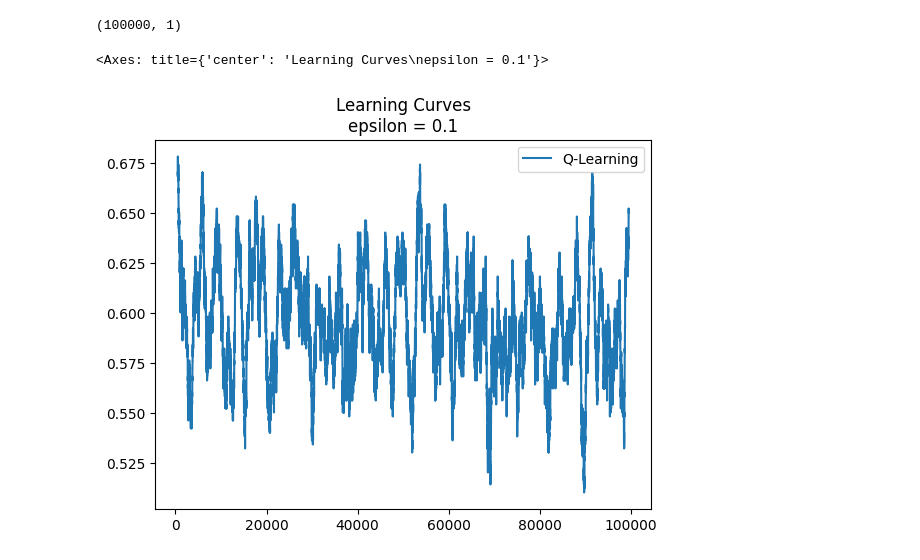
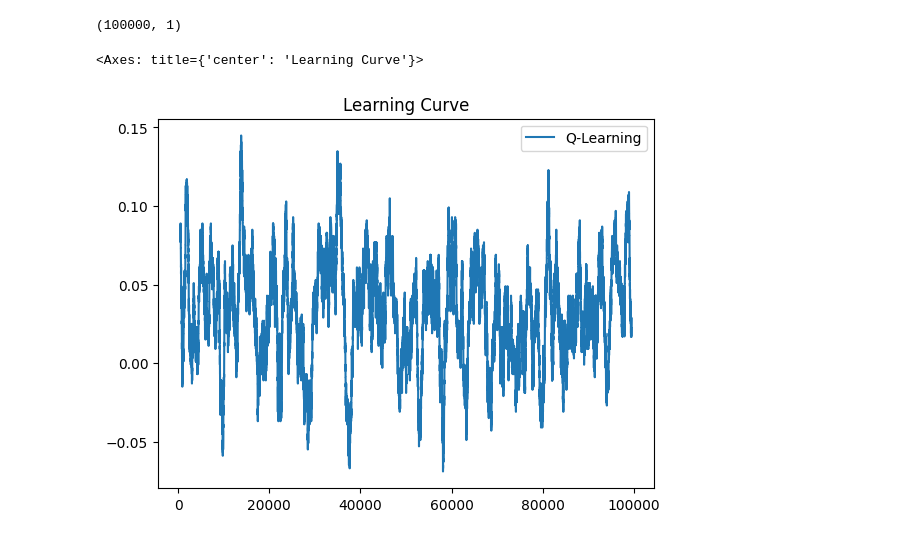
Before and after one commit to dsSarcos/jhu-rl-term-project, a Jupyter notebook: Project_analysis.ipynb, the cells around one changed output. Saved outputs shown, nothing was run; the diff lists cells and outputs as text; code cells hidden in the pictures.

```diff
--- a/Project_analysis.ipynb
+++ b/Project_analysis.ipynb
@@ -4,14 +4,14 @@ import matplotlib.pyplot as plt
 import pandas as pd
 import numpy as np
 # %%
-df = pd.read_csv("Project3_experiment1.csv", header=None, names=["Q-Learning"])
+df = pd.read_csv("Project_experiment1.csv", header=None, names=["Q-Learning"])
 # %%
 df.shape
 # %% [output]
 (100000, 1)
 # %%
-df.rolling(1001, center=True).mean().plot(title='Learning Curves\nepsilon = 0.1')
+df.rolling(1001, center=True).mean().plot(title='Learning Curve')
 # %% [output]
-<Axes: title={'center': 'Learning Curves\nepsilon = 0.1'}>
+<Axes: title={'center': 'Learning Curve'}>
-[figure, old version]
+[figure, new version]
 # %%
```
Also changed, not shown: parts of 3 cells of this notebook, 4 other files.
